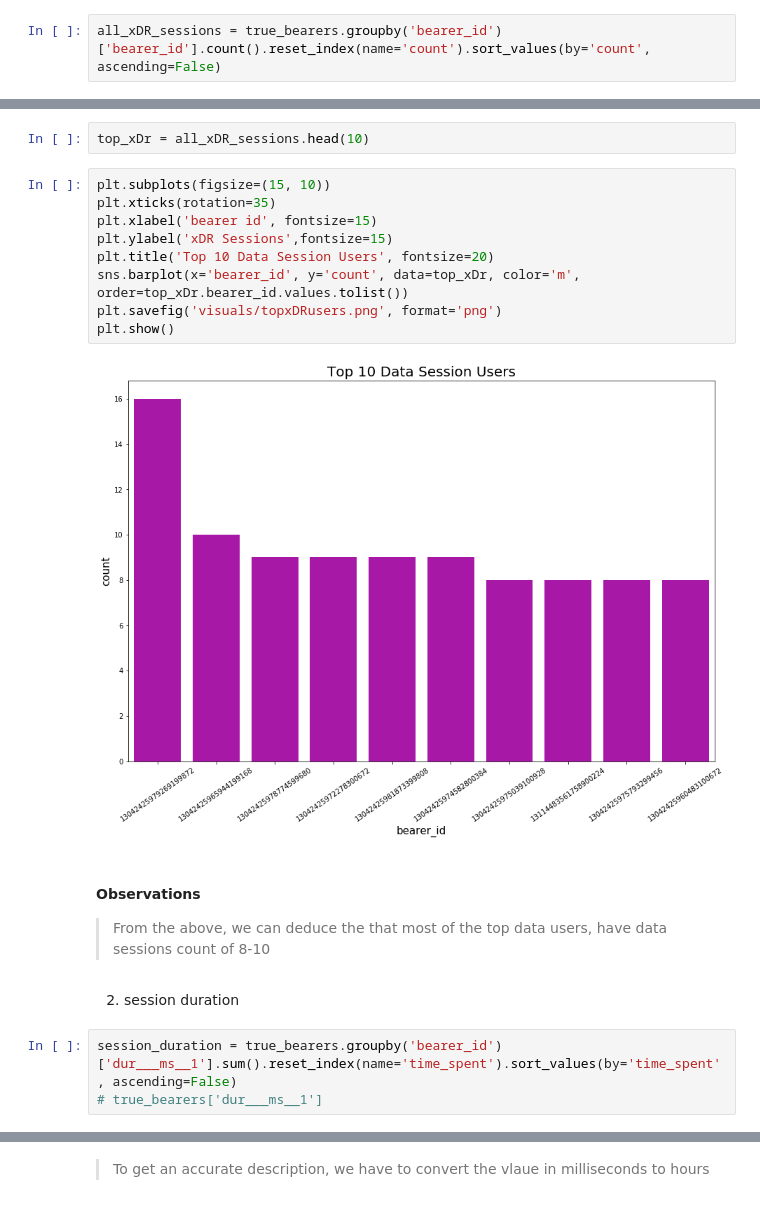
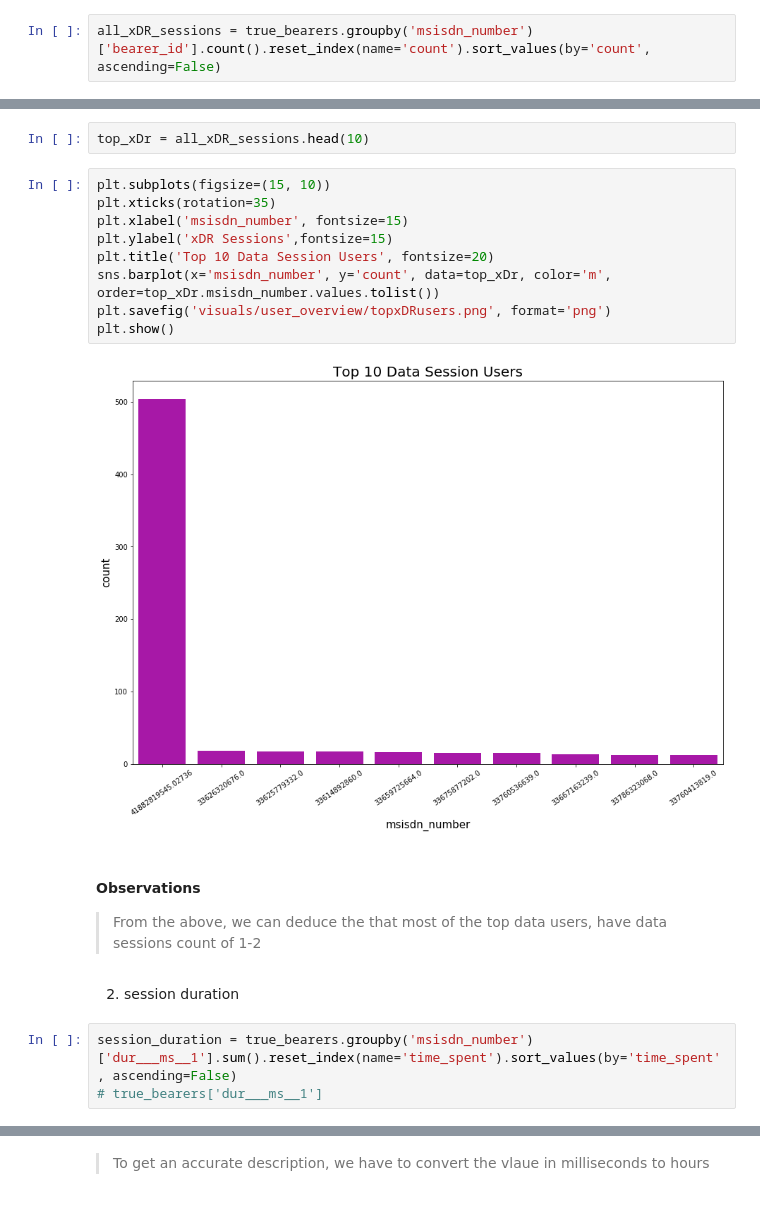
Before and after one commit to Patrick5455/tellco_user_analytics, a Jupyter notebook: analyis/user_overview.ipynb, the cells around one changed output, grey strips where cells are left out. Saved outputs shown, nothing was run; the diff lists cells and outputs as text.

```diff
--- a/analyis/user_overview.ipynb
+++ b/analyis/user_overview.ipynb
@@ -635,4 +678,4 @@ true_bearers = data.drop(bearers.index, axis=0)
 # %%
-all_xDR_sessions = true_bearers.groupby('bearer_id')['bearer_id'].count().reset_index(name='count').sort_values(by='count', ascending=False)
+all_xDR_sessions = true_bearers.groupby('msisdn_number')['bearer_id'].count().reset_index(name='count').sort_values(by='count', ascending=False)
 # %%
 all_xDR_sessions
@@ -709,21 +786,21 @@ top_xDr = all_xDR_sessions.head(10)
 # %%
 plt.subplots(figsize=(15, 10))
 plt.xticks(rotation=35)
-plt.xlabel('bearer id', fontsize=15)
+plt.xlabel('msisdn_number', fontsize=15)
 plt.ylabel('xDR Sessions',fontsize=15)
 plt.title('Top 10 Data Session Users', fontsize=20)
-sns.barplot(x='bearer_id', y='count', data=top_xDr, color='m', order=top_xDr.bearer_id.values.tolist())
-plt.savefig('visuals/topxDRusers.png', format='png')
+sns.barplot(x='msisdn_number', y='count', data=top_xDr, color='m', order=top_xDr.msisdn_number.values.tolist())
+plt.savefig('visuals/user_overview/topxDRusers.png', format='png')
 plt.show()
 # %% [output]
-[figure, old version]
+[figure, new version]
 # %% [markdown]
 #### Observations
-> From the above, we can deduce the that most of the top data users, have data sessions count of 8-10
+> From the above, we can deduce the that most of the top data users, have data sessions count of 1-2
 # %% [markdown]
 2. session duration
 # %%
-session_duration = true_bearers.groupby('bearer_id')['dur___ms__1'].sum().reset_index(name='time_spent').sort_values(by='time_spent', ascending=False)
+session_duration = true_bearers.groupby('msisdn_number')['dur___ms__1'].sum().reset_index(name='time_spent').sort_values(by='time_spent', ascending=False)
 # true_bearers['dur___ms__1']
 # %%
 session_duration
```
Also changed, not shown: parts of 70 cells of this notebook, 18 other files.
